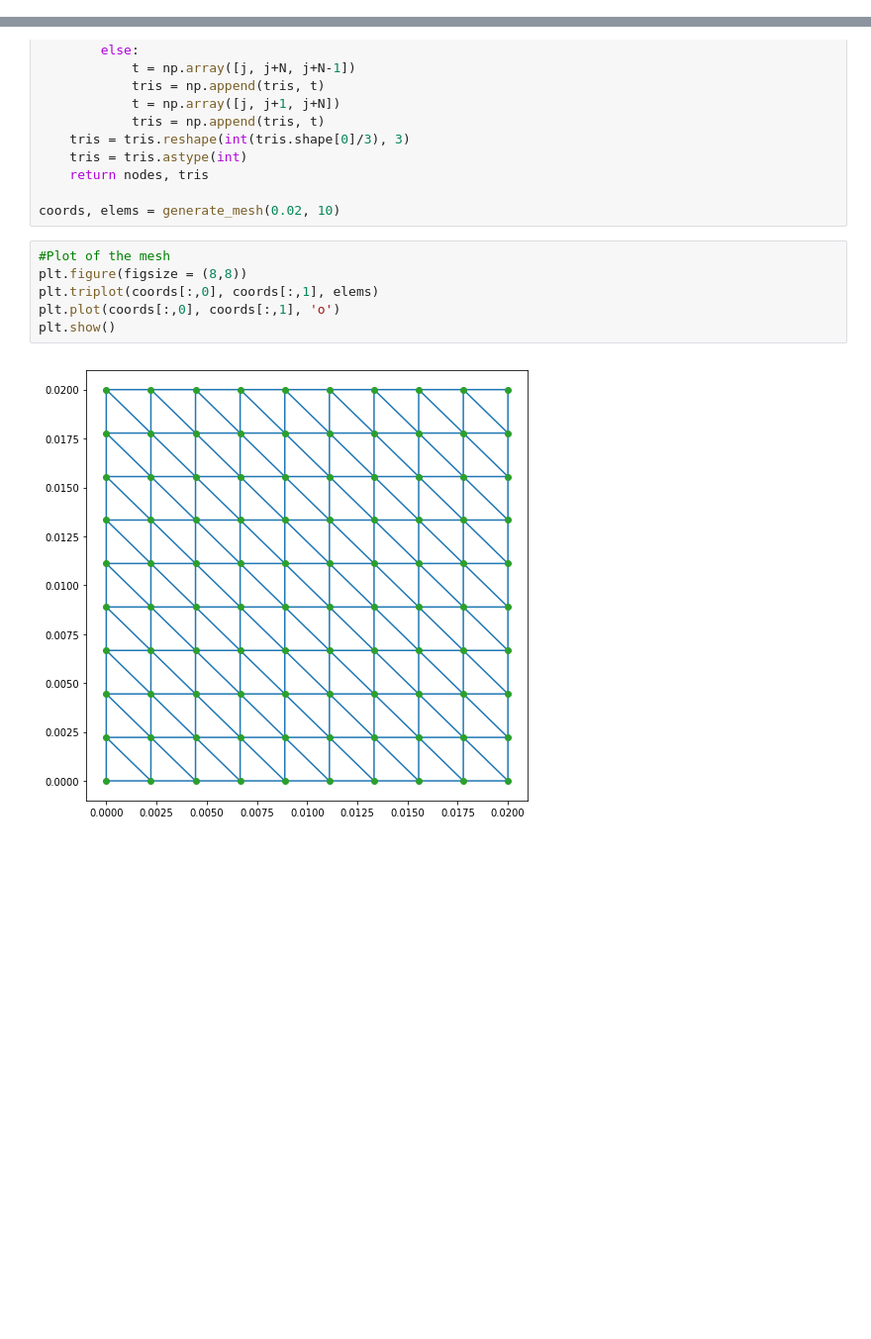
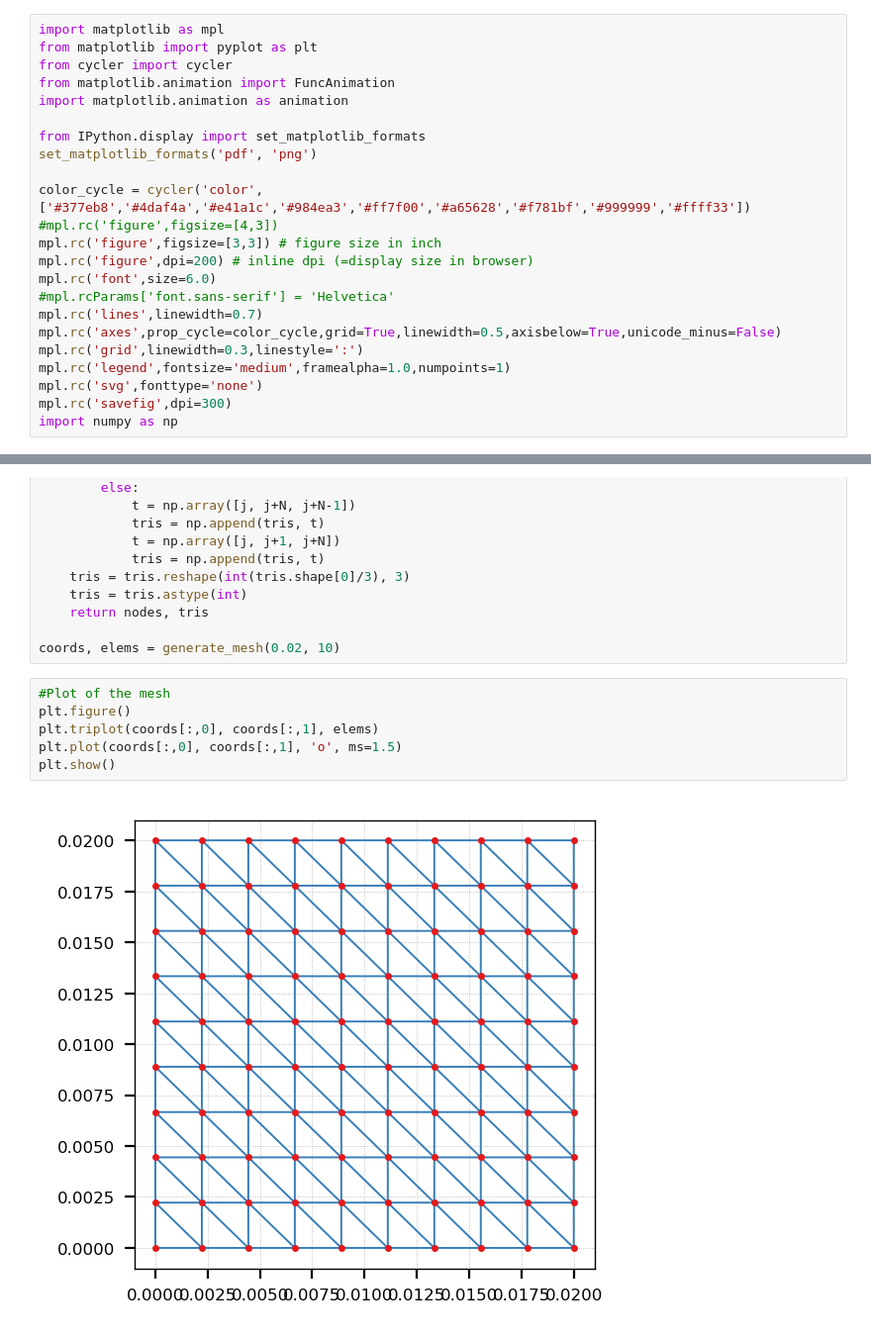
Before and after one commit to izsom/NSSC02_Ex4, a Jupyter notebook: NSSC2ex4.ipynb, the cells around one changed output, grey strips where cells are left out. Shown: that part at 99% size. Cells and saved outputs as stored; diff of their text form; blank space fills up the shorter version.

```diff
--- a/NSSC2ex4.ipynb
+++ b/NSSC2ex4.ipynb
@@ -1 +3,24 @@
+# %%
+import matplotlib as mpl
+from matplotlib import pyplot as plt
+from cycler import cycler
+from matplotlib.animation import FuncAnimation
+import matplotlib.animation as animation
+
+from IPython.display import set_matplotlib_formats
+set_matplotlib_formats('pdf', 'png')
+
+color_cycle = cycler('color',['#377eb8','#4daf4a','#e41a1c','#984ea3','#ff7f00','#a65628','#f781bf','#999999','#ffff33'])
+#mpl.rc('figure',figsize=[4,3])
+mpl.rc('figure',figsize=[3,3]) # figure size in inch
+mpl.rc('figure',dpi=200) # inline dpi (=display size in browser)
+mpl.rc('font',size=6.0)
+#mpl.rcParams['font.sans-serif'] = 'Helvetica'
+mpl.rc('lines',linewidth=0.7)
+mpl.rc('axes',prop_cycle=color_cycle,grid=True,linewidth=0.5,axisbelow=True,unicode_minus=False)
+mpl.rc('grid',linewidth=0.3,linestyle=':')
+mpl.rc('legend',fontsize='medium',framealpha=1.0,numpoints=1)
+mpl.rc('svg',fonttype='none')
+mpl.rc('savefig',dpi=300)
+import numpy as np
 # %%
@@ -49,9 +72,9 @@ def generate_mesh(L, N, V=0):
 coords, elems = generate_mesh(0.02, 10)
 # %%
 #Plot of the mesh
-plt.figure(figsize = (8,8))
+plt.figure()
 plt.triplot(coords[:,0], coords[:,1], elems)
-plt.plot(coords[:,0], coords[:,1], 'o')
+plt.plot(coords[:,0], coords[:,1], 'o', ms=1.5)
 plt.show()
 # %% [output]
-[figure, old version]
+[figure, new version]
```
Also changed, not shown: parts of 9 cells of this notebook.
